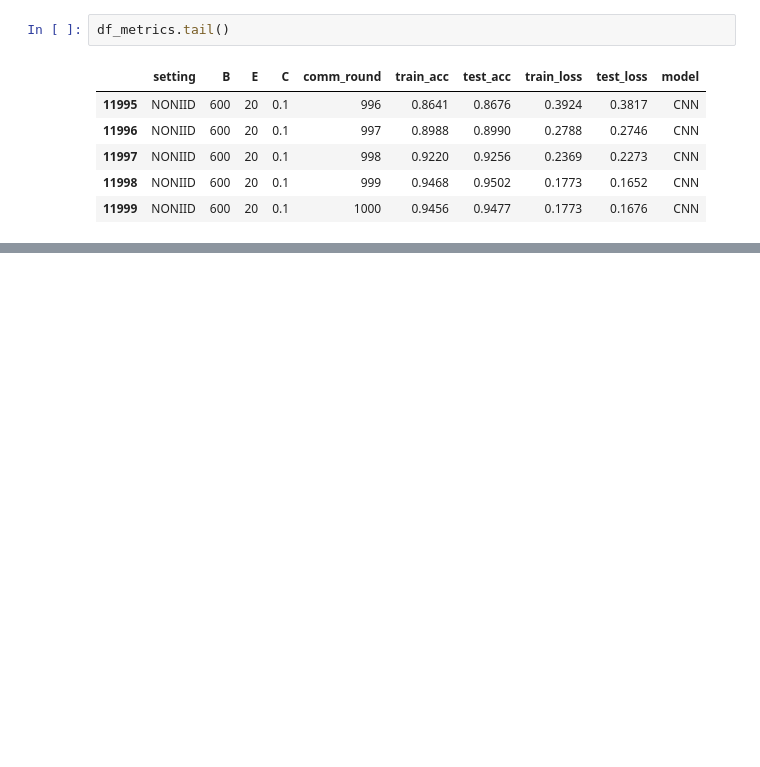
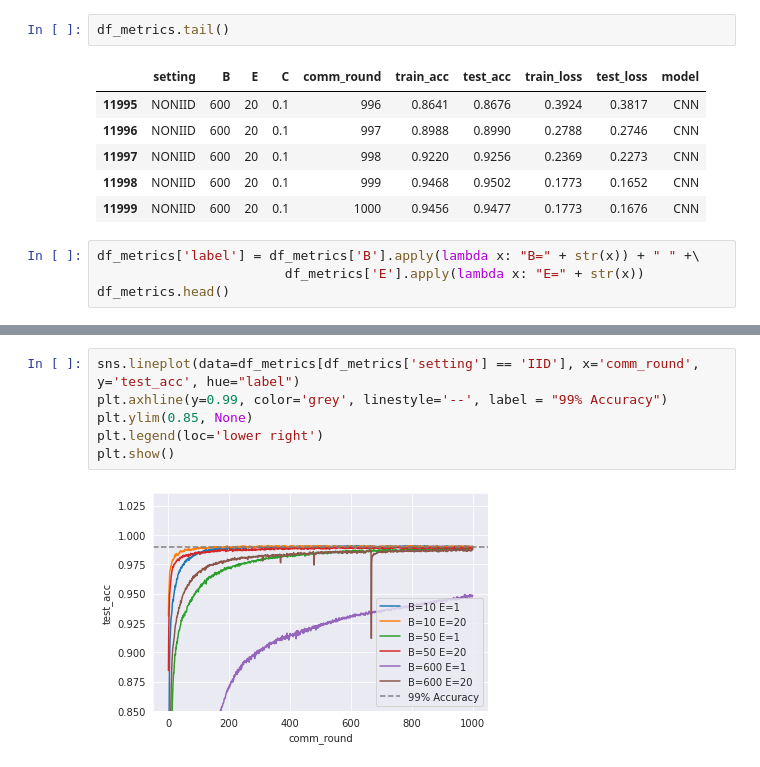
Before and after one commit to bahyhelmihp/fedavg-reproduce, a Jupyter notebook: question-3.ipynb, the cells around one changed output, grey strips where cells are left out. Saved outputs shown, nothing was run; the diff lists cells and outputs as text; blank space fills up the shorter version.

```diff
--- a/question-3.ipynb
+++ b/question-3.ipynb
@@ -88,3 +86,7 @@ df_metrics.tail()
 | 11997 | NONIID | 600 | 20 | 0.1 | 998 | 0.9220 | 0.9256 | 0.2369 | 0.2273 | CNN |
 | 11998 | NONIID | 600 | 20 | 0.1 | 999 | 0.9468 | 0.9502 | 0.1773 | 0.1652 | CNN |
 | 11999 | NONIID | 600 | 20 | 0.1 | 1000 | 0.9456 | 0.9477 | 0.1773 | 0.1676 | CNN |
+# %%
+df_metrics['label'] = df_metrics['B'].apply(lambda x: "B=" + str(x)) + " " +\
+                        df_metrics['E'].apply(lambda x: "E=" + str(x))
+df_metrics.head()
@@ -180,0 +117,8 @@ for model in MODELS:
+# %%
+sns.lineplot(data=df_metrics[df_metrics['setting'] == 'IID'], x='comm_round', y='test_acc', hue="label")
+plt.axhline(y=0.99, color='grey', linestyle='--', label = "99% Accuracy")
+plt.ylim(0.85, None)
+plt.legend(loc='lower right')
+plt.show()
+# %% [output]
+[figure, added]
```
Also changed, not shown: parts of 8 cells of this notebook, 5 other files.
